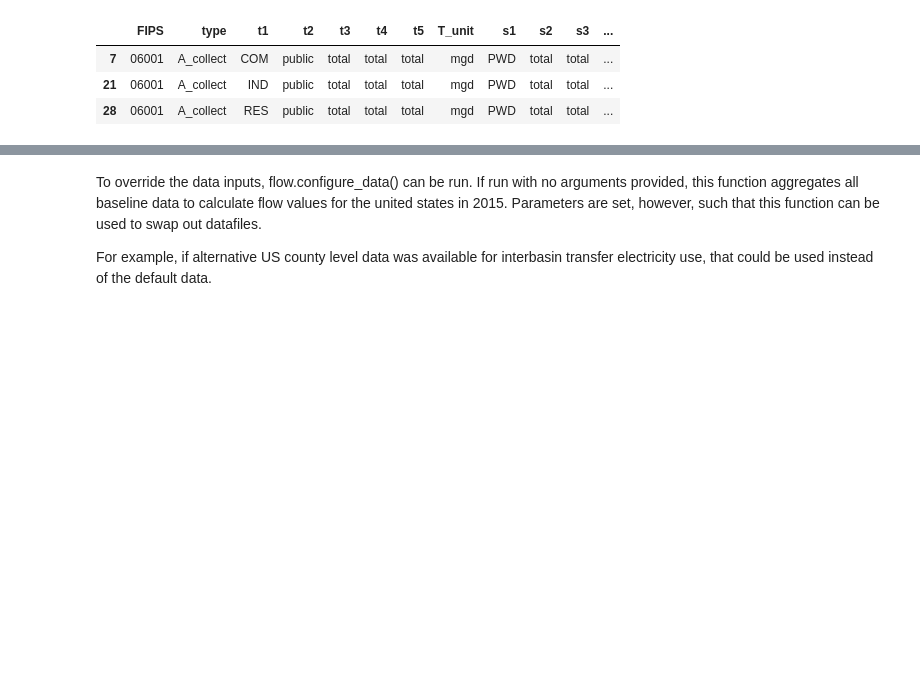
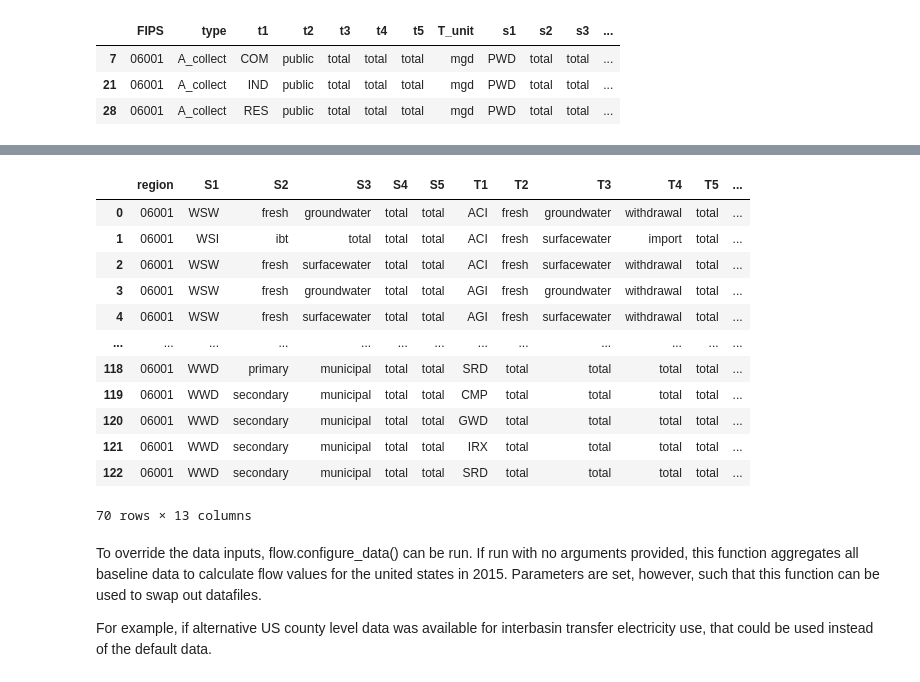
Before and after one commit to pnnl/interflow, a Jupyter notebook: flow_notebook.ipynb, the cells around one changed output, grey strips where cells are left out. Cells and saved outputs as stored; diff of their text form; code cells hidden in the pictures; blank space fills up the shorter version.

```diff
--- a/flow_notebook.ipynb
+++ b/flow_notebook.ipynb
@@ -49,3 +94,20 @@ viz = flow.plot_sankey(data=df, region_name='06001', unit_type1 = 'mgd', unit_ty
+# %%
+df_1 = df[df.units == 'mgd']
+df_1
+# %% [output]
+|  | region | S1 | S2 | S3 | S4 | S5 | T1 | T2 | T3 | T4 | T5 | ... |
+| 0 | 06001 | WSW | fresh | groundwater | total | total | ACI | fresh | groundwater | withdrawal | total | ... |
+| 1 | 06001 | WSI | ibt | total | total | total | ACI | fresh | surfacewater | import | total | ... |
+| 2 | 06001 | WSW | fresh | surfacewater | total | total | ACI | fresh | surfacewater | withdrawal | total | ... |
+| 3 | 06001 | WSW | fresh | groundwater | total | total | AGI | fresh | groundwater | withdrawal | total | ... |
+| 4 | 06001 | WSW | fresh | surfacewater | total | total | AGI | fresh | surfacewater | withdrawal | total | ... |
+| ... | ... | ... | ... | ... | ... | ... | ... | ... | ... | ... | ... | ... |
+| 118 | 06001 | WWD | primary | municipal | total | total | SRD | total | total | total | total | ... |
+| 119 | 06001 | WWD | secondary | municipal | total | total | CMP | total | total | total | total | ... |
+| 120 | 06001 | WWD | secondary | municipal | total | total | GWD | total | total | total | total | ... |
+| 121 | 06001 | WWD | secondary | municipal | total | total | IRX | total | total | total | total | ... |
+| 122 | 06001 | WWD | secondary | municipal | total | total | SRD | total | total | total | total | ... |
+70 rows × 13 columns
 # %%
 df2 = df.groupby(['S1','t1','units'], as_index=False).sum()
 df2
```
Also changed, not shown: parts of 3 cells of this notebook, 1 other file.
